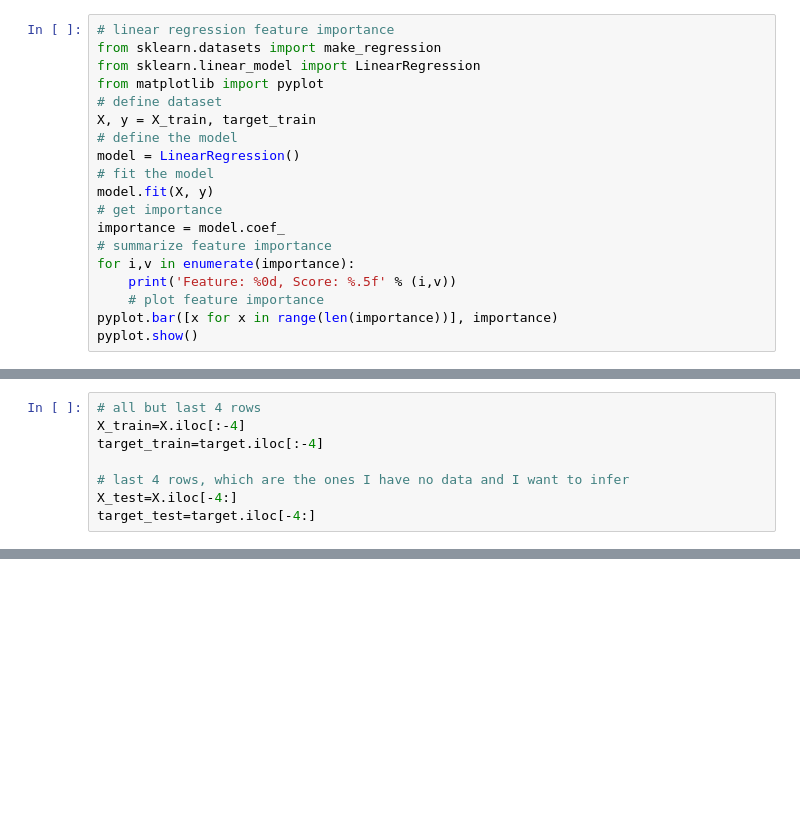
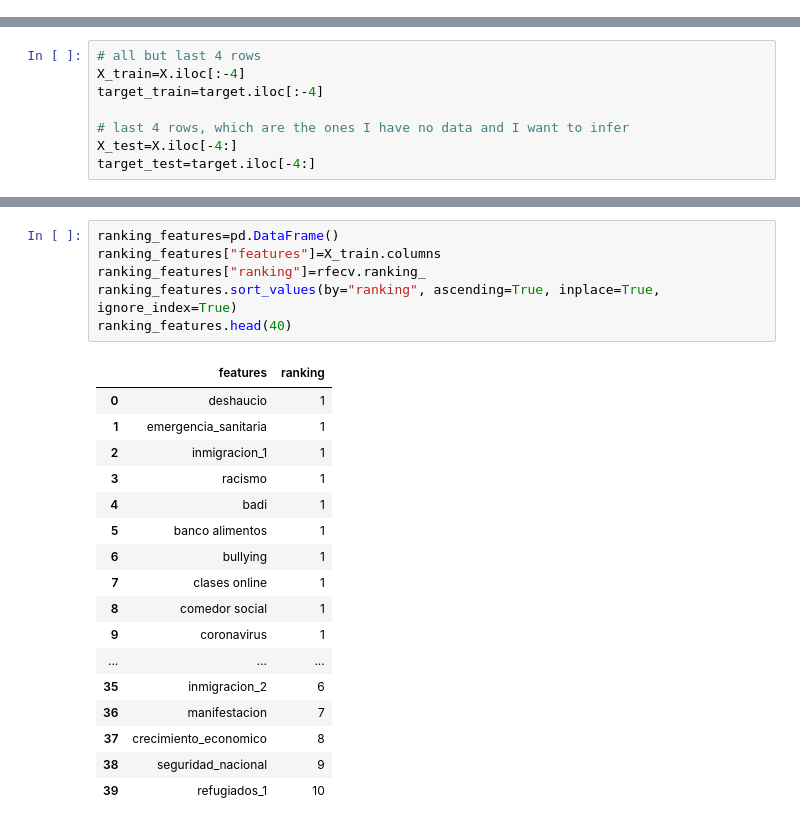
Before and after one commit to albertovpd/automated_ML_regression, a Jupyter notebook: testing_ml.ipynb, the cells around one changed output, grey strips where cells are left out. Drawn from its saved outputs; the diff is of its cells as text; blank space fills up the shorter version.

```diff
--- a/testing_ml.ipynb
+++ b/testing_ml.ipynb
@@ -153,19 +111,0 @@ feature_importances.head(20)
-# %%
-# linear regression feature importance
-from sklearn.datasets import make_regression
-from sklearn.linear_model import LinearRegression
-from matplotlib import pyplot
-# define dataset
-X, y = X_train, target_train
-# define the model
-model = LinearRegression()
-# fit the model
-model.fit(X, y)
-# get importance
-importance = model.coef_
-# summarize feature importance
-for i,v in enumerate(importance):
-	print('Feature: %0d, Score: %.5f' % (i,v))
-    # plot feature importance
-pyplot.bar([x for x in range(len(importance))], importance)
-pyplot.show()
@@ -339,0 +178,24 @@ features.head(20)
+# %%
+ranking_features=pd.DataFrame()
+ranking_features["features"]=X_train.columns
+ranking_features["ranking"]=rfecv.ranking_
+ranking_features.sort_values(by="ranking", ascending=True, inplace=True, ignore_index=True)
+ranking_features.head(40)
+# %% [output]
+|  | features | ranking |
+| 0 | deshaucio | 1 |
+| 1 | emergencia_sanitaria | 1 |
+| 2 | inmigracion_1 | 1 |
+| 3 | racismo | 1 |
+| 4 | badi | 1 |
+| 5 | banco alimentos | 1 |
+| 6 | bullying | 1 |
+| 7 | clases online | 1 |
+| 8 | comedor social | 1 |
+| 9 | coronavirus | 1 |
+| ... | ... | ... |
+| 35 | inmigracion_2 | 6 |
+| 36 | manifestacion | 7 |
+| 37 | crecimiento_economico | 8 |
+| 38 | seguridad_nacional | 9 |
+| 39 | refugiados_1 | 10 |
```
Also changed, not shown: parts of 44 cells of this notebook.
